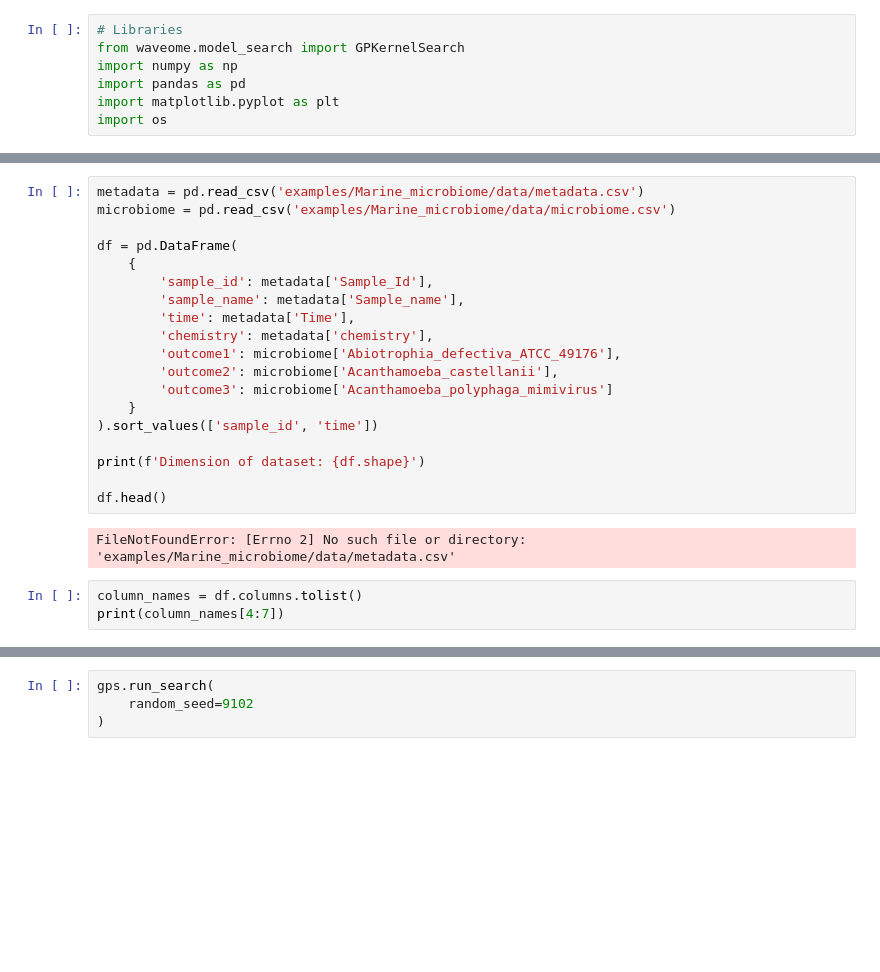
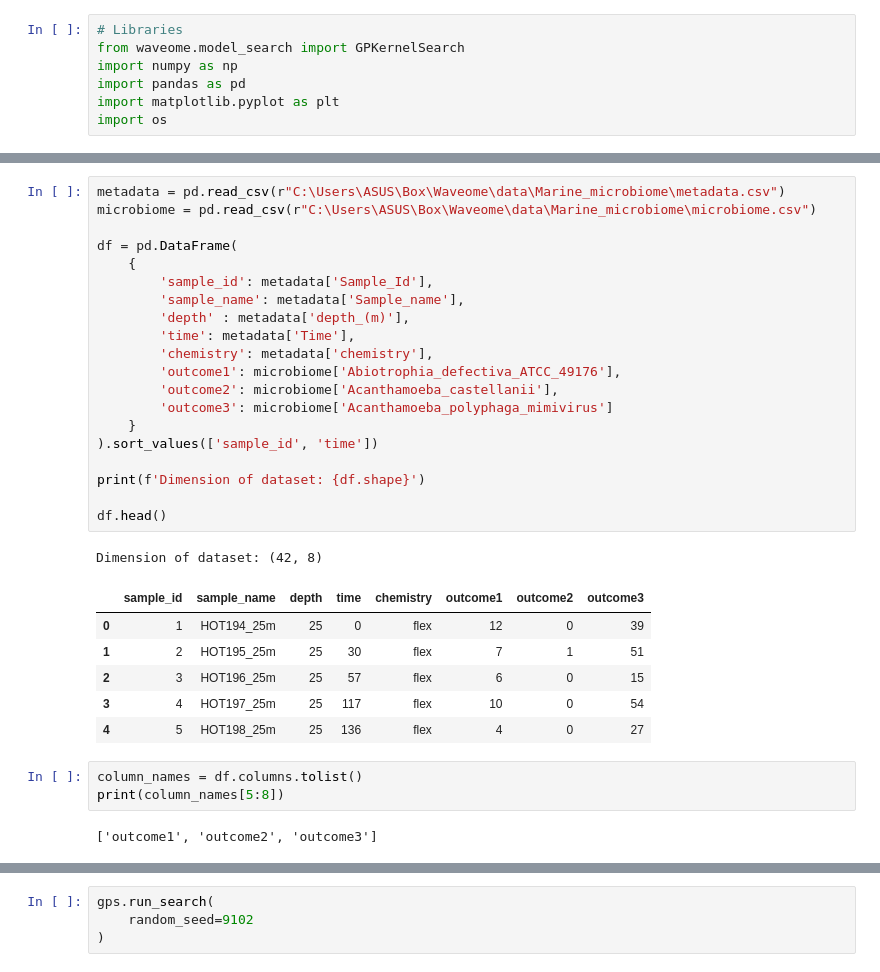
Before and after one commit to omicsEye/waveome, a Jupyter notebook: examples/Marine_microbiome/wavome_marine.ipynb, the cells around one changed output, grey strips where cells are left out. Saved outputs shown, nothing was run; the diff lists cells and outputs as text; blank space fills up the shorter version.

```diff
--- a/examples/Marine_microbiome/wavome_marine.ipynb
+++ b/examples/Marine_microbiome/wavome_marine.ipynb
@@ -60,24 +14,33 @@ Note: you may need to restart the kernel to use updated packages.
 # %%
-metadata = pd.read_csv('examples/Marine_microbiome/data/metadata.csv')
-microbiome = pd.read_csv('examples/Marine_microbiome/data/microbiome.csv')
+metadata = pd.read_csv(r"C:\Users\ASUS\Box\Waveome\data\Marine_microbiome\metadata.csv")
+microbiome = pd.read_csv(r"C:\Users\ASUS\Box\Waveome\data\Marine_microbiome\microbiome.csv")
 
 df = pd.DataFrame(
     {
         'sample_id': metadata['Sample_Id'],
         'sample_name': metadata['Sample_name'],
+        'depth' : metadata['depth_(m)'],
         'time': metadata['Time'],
         'chemistry': metadata['chemistry'],
         'outcome1': microbiome['Abiotrophia_defectiva_ATCC_49176'],
         'outcome2': microbiome['Acanthamoeba_castellanii'],
         'outcome3': microbiome['Acanthamoeba_polyphaga_mimivirus']
     }
 ).sort_values(['sample_id', 'time'])
 
 print(f'Dimension of dataset: {df.shape}')
 
 df.head()
 # %% [output]
-FileNotFoundError: [Errno 2] No such file or directory: 'examples/Marine_microbiome/data/metadata.csv'
+Dimension of dataset: (42, 8)
+|  | sample_id | sample_name | depth | time | chemistry | outcome1 | outcome2 | outcome3 |
+| 0 | 1 | HOT194_25m | 25 | 0 | flex | 12 | 0 | 39 |
+| 1 | 2 | HOT195_25m | 25 | 30 | flex | 7 | 1 | 51 |
+| 2 | 3 | HOT196_25m | 25 | 57 | flex | 6 | 0 | 15 |
+| 3 | 4 | HOT197_25m | 25 | 117 | flex | 10 | 0 | 54 |
+| 4 | 5 | HOT198_25m | 25 | 136 | flex | 4 | 0 | 27 |
 # %%
 column_names = df.columns.tolist()
-print(column_names[4:7])
+print(column_names[5:8])
+# %% [output]
+['outcome1', 'outcome2', 'outcome3']
```
Also changed, not shown: parts of 12 cells of this notebook.
